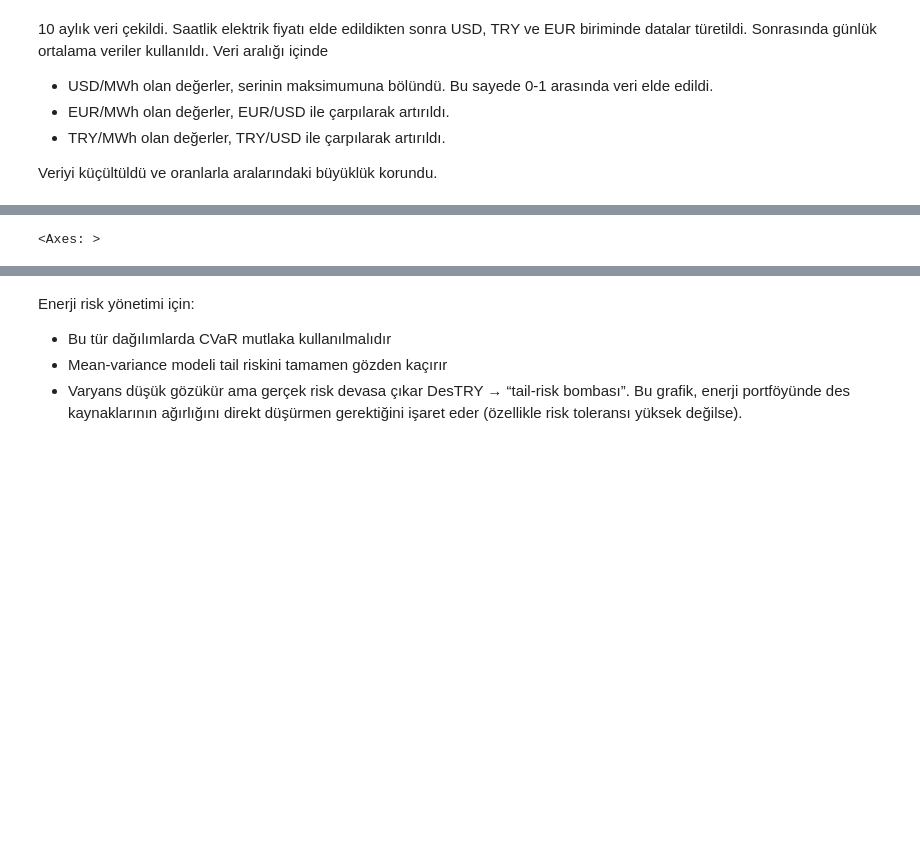
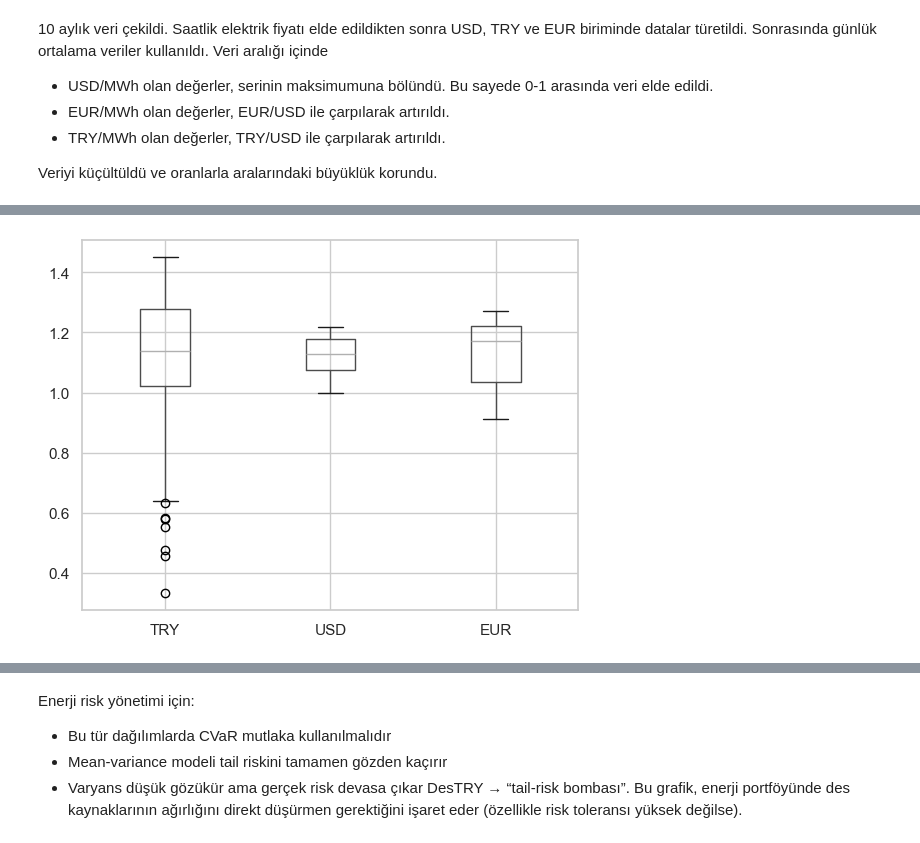
Before and after one commit to AdemYildirim/MPT, a Jupyter notebook: Adem-2025-12-15.ipynb, the cells around one changed output, grey strips where cells are left out. Cells and saved outputs as stored; diff of their text form; code cells hidden in the pictures; blank space fills up the shorter version.

```diff
--- a/Adem-2025-12-15.ipynb
+++ b/Adem-2025-12-15.ipynb
@@ -78,5 +101,6 @@ Veriyi küçültüldü ve oranlarla aralarındaki büyüklük korundu.
 # %%
-dfdata.boxplot()
+dfdaily.boxplot()
+plt.show()
 # %% [output]
-<Axes: >
+[figure, added]
 # %%
```
Also changed, not shown: parts of 19 cells of this notebook.
